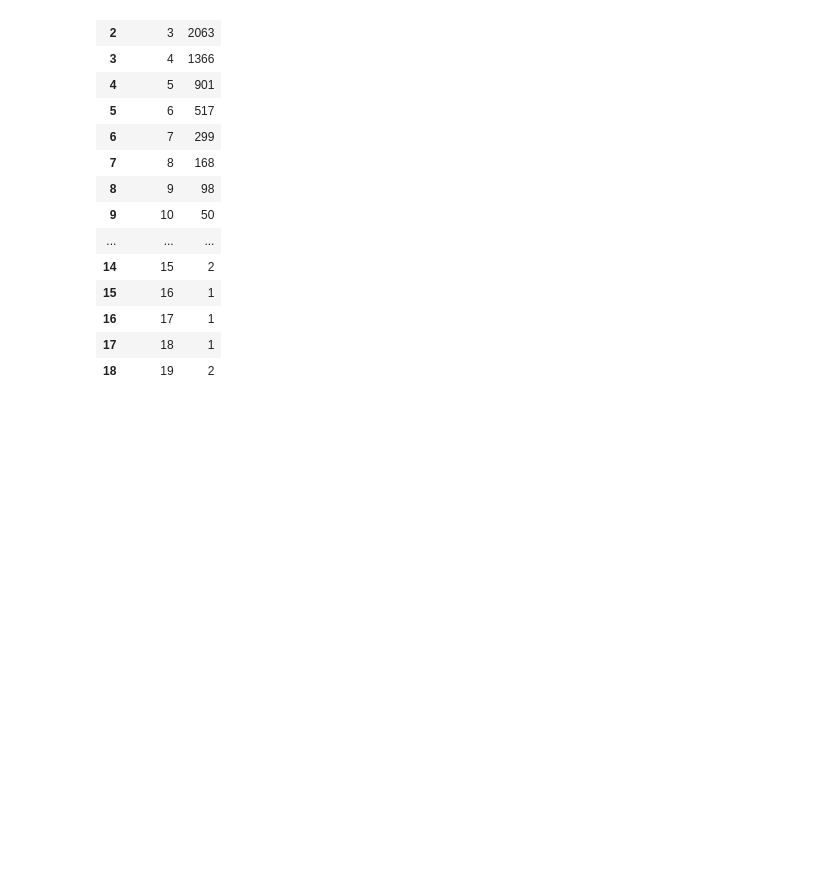
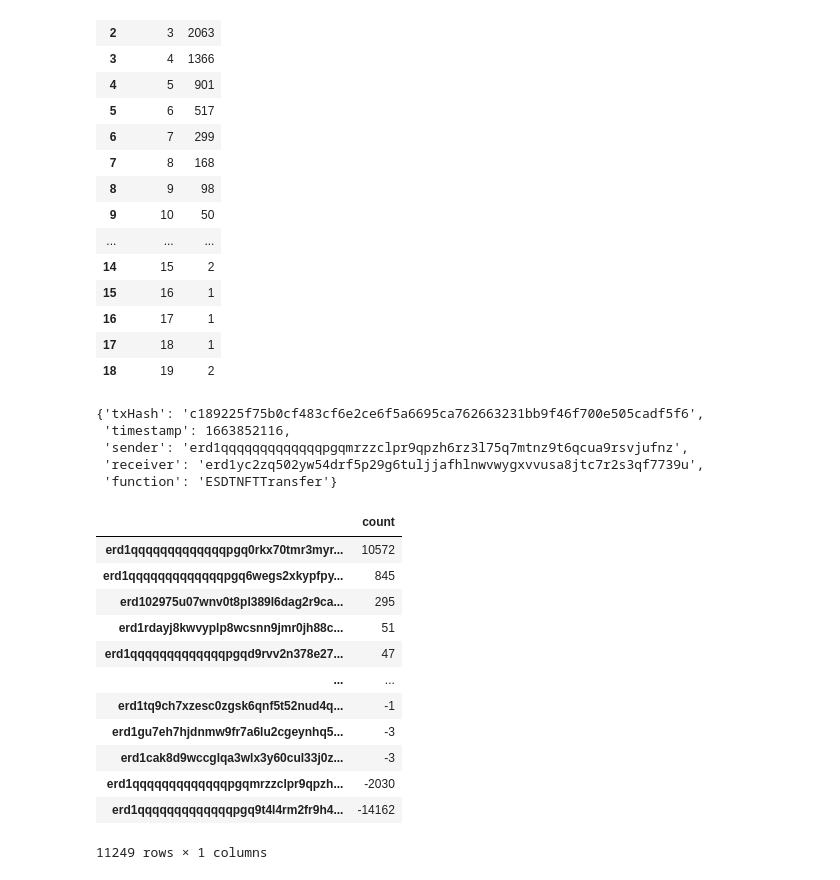
Before and after one commit to VincenzoImp/Cantina-Royale, a Jupyter notebook: NFT data/05_analysis.ipynb, the cells around one changed output. Drawn from its saved outputs; the diff is of its cells as text; code cells hidden in the pictures; blank space fills up the shorter version.

```diff
--- a/NFT data/05_analysis.ipynb
+++ b/NFT data/05_analysis.ipynb
@@ -322,3 +321,37 @@ pd.DataFrame(tmp, index=['count']).T.reset_index().groupby('count').count().rese
 | 16 | 17 | 1 |
 | 17 | 18 | 1 |
 | 18 | 19 | 2 |
+# %%
+clear_transactions['CEA-2d29f9-0100'][0]
+# %% [output]
+{'txHash': 'c189225f75b0cf483cf6e2ce6f5a6695ca762663231bb9f46f700e505cadf5f6',
+ 'timestamp': 1663852116,
+ 'sender': 'erd1qqqqqqqqqqqqqpgqmrzzclpr9qpzh6rz3l75q7mtnz9t6qcua9rsvjufnz',
+ 'receiver': 'erd1yc2zq502yw54drf5p29g6tuljjafhlnwvwygxvvusa8jtc7r2s3qf7739u',
+ 'function': 'ESDTNFTTransfer'}
+# %%
+import networkx as nx
+G = nx.MultiDiGraph()
+for nft in clear_transactions:
+    for tx in clear_transactions[nft]:
+        G.add_edge(tx['sender'], tx['receiver'], nft=nft, txHash=tx['txHash'], timestamp=tx['timestamp'], function=tx['function'])
+# %%
+# indegree - outdegree distribution
+amount = {}
+for node in G.nodes:
+    amount[node] = G.in_degree(node) - G.out_degree(node)
+pd.DataFrame(amount, index=['count']).T.sort_values(by='count', ascending=False)
+# %% [output]
+|  | count |
+| erd1qqqqqqqqqqqqqpgq0rkx70tmr3myr... | 10572 |
+| erd1qqqqqqqqqqqqqpgq6wegs2xkypfpy... | 845 |
+| erd102975u07wnv0t8pl389l6dag2r9ca... | 295 |
+| erd1rdayj8kwvyplp8wcsnn9jmr0jh88c... | 51 |
+| erd1qqqqqqqqqqqqqpgqd9rvv2n378e27... | 47 |
+| ... | ... |
+| erd1tq9ch7xzesc0zgsk6qnf5t52nud4q... | -1 |
+| erd1gu7eh7hjdnmw9fr7a6lu2cgeynhq5... | -3 |
+| erd1cak8d9wccglqa3wlx3y60cul33j0z... | -3 |
+| erd1qqqqqqqqqqqqqpgqmrzzclpr9qpzh... | -2030 |
+| erd1qqqqqqqqqqqqqpgq9t4l4rm2fr9h4... | -14162 |
+11249 rows × 1 columns
```
Also changed, not shown: parts of 7 cells of this notebook, 1 other file.
